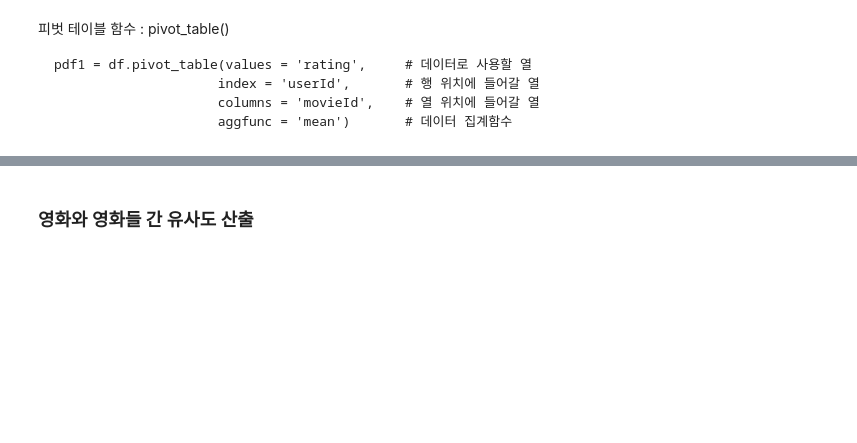
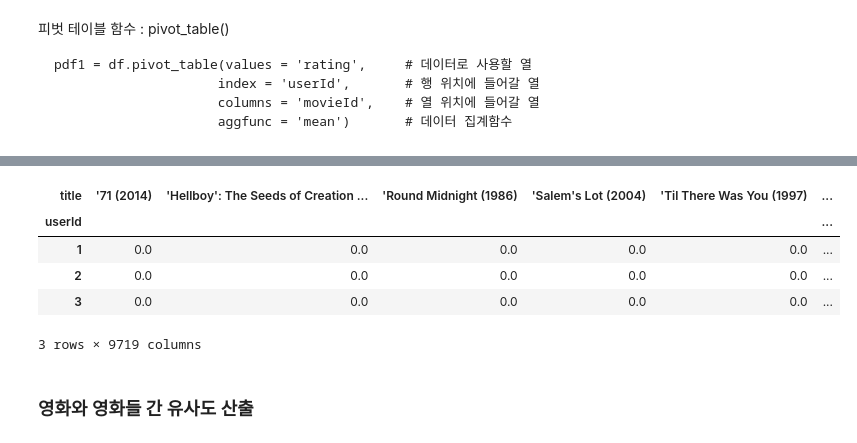
Before and after one commit to purin715/MachineLearning, a Jupyter notebook: ml_19_추천시스템.ipynb의 사본.ipynb, the cells around one changed output, grey strips where cells are left out. Saved outputs shown, nothing was run; the diff lists cells and outputs as text; code cells hidden in the pictures; blank space fills up the shorter version.

```diff
--- a/ml_19_추천시스템.ipynb의 사본.ipynb
+++ b/ml_19_추천시스템.ipynb의 사본.ipynb
@@ -466,7 +492,20 @@ pdf1 = df.pivot_table(values = 'rating',     # 데이터로 사용할 열
 # %%
 # title(영화명) 컬럼을 얻기 이해 movies 와 조인 수행
-# columns='title' 로 title 컬럼으로 pivot 수행.
+rating_movies = pd.merge(ratings, movies, on='movieId')
+
+# columns='title' 로 title 컬럼으로 pivot 수행
+ratings_mat = rating_movies.pivot_table(values='rating', index='userId', columns='title')
+
 # NaN 값을 모두 0 으로 변환
+ratings_mat = ratings_mat.fillna(0)
+ratings_mat.head(3)
+# %% [output]
+| title | '71 (2014) | 'Hellboy': The Seeds of Creation ... | 'Round Midnight (1986) | 'Salem's Lot (2004) | 'Til There Was You (1997) | ... |
+| userId |  |  |  |  |  | ... |
+| 1 | 0.0 | 0.0 | 0.0 | 0.0 | 0.0 | ... |
+| 2 | 0.0 | 0.0 | 0.0 | 0.0 | 0.0 | ... |
+| 3 | 0.0 | 0.0 | 0.0 | 0.0 | 0.0 | ... |
+3 rows × 9719 columns
 # %% [markdown]
 ### 영화와 영화들 간 유사도 산출
 # %%
```
Also changed, not shown: parts of 20 cells of this notebook.
